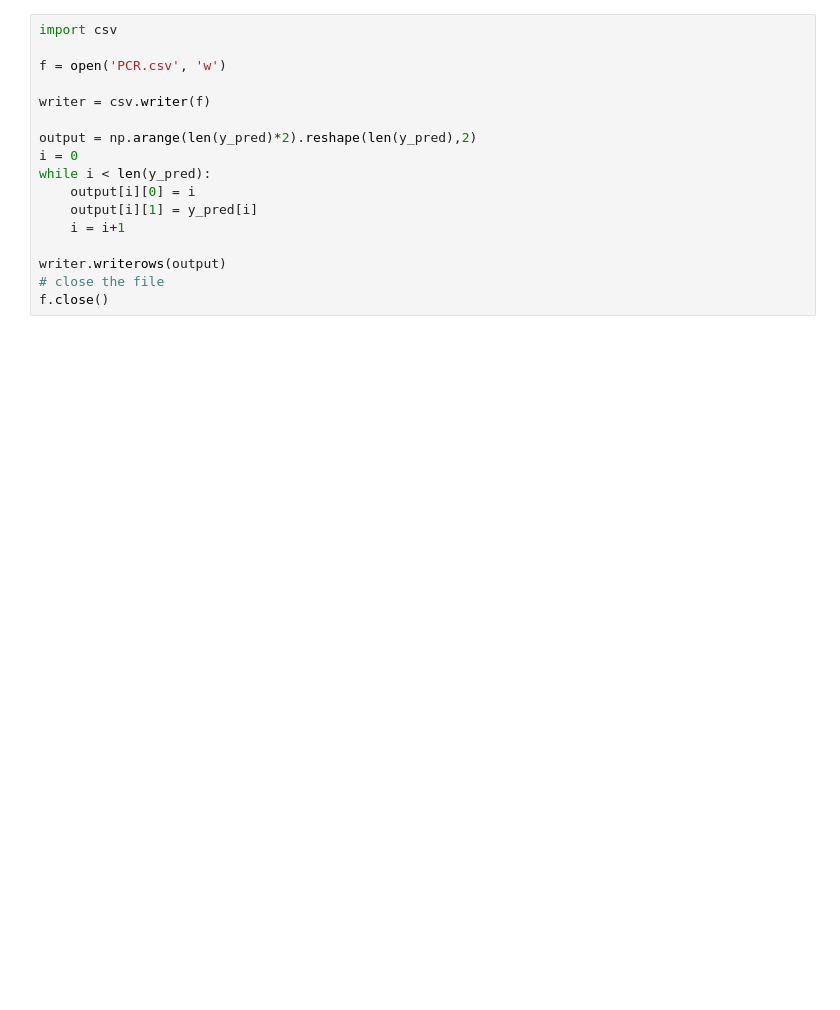
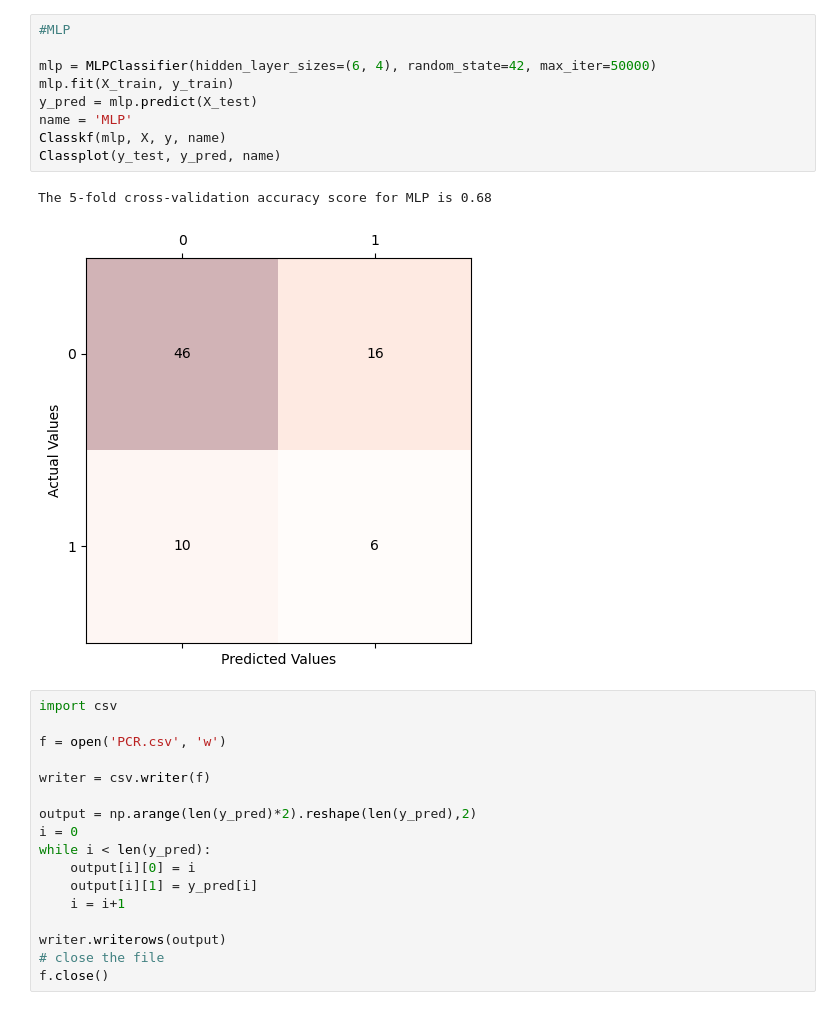
Before and after one commit to ChocoPancakes1219/machine-learning-for-disease-treatment-response-prediction, a Jupyter notebook: FinalTestPCR.ipynb, the cells around one changed output. Cells and saved outputs as stored; diff of their text form; blank space fills up the shorter version.

```diff
--- a/FinalTestPCR.ipynb
+++ b/FinalTestPCR.ipynb
@@ -83,3 +188,15 @@ The 5-fold cross-validation accuracy score for MLP is 0.66
+# %%
+#MLP
+
+mlp = MLPClassifier(hidden_layer_sizes=(6, 4), random_state=42, max_iter=50000)
+mlp.fit(X_train, y_train)
+y_pred = mlp.predict(X_test)
+name = 'MLP'
+Classkf(mlp, X, y, name)
+Classplot(y_test, y_pred, name)
+# %% [output]
+The 5-fold cross-validation accuracy score for MLP is 0.68
+[figure, added]
 # %%
 import csv
 
```
Also changed, not shown: parts of 11 cells of this notebook, 1 other file.
